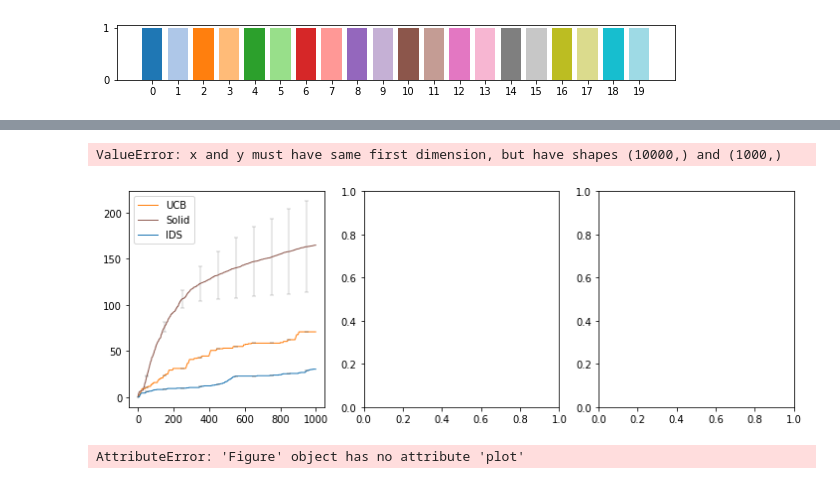
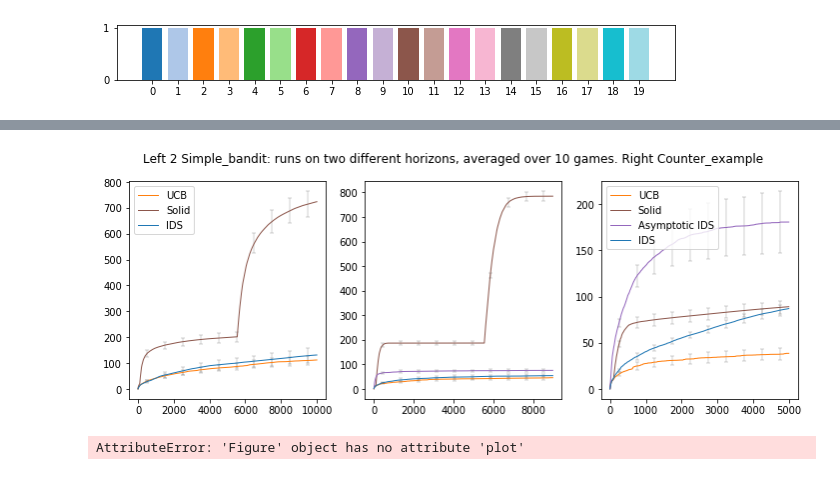
Before and after one commit to kirschnj/pm-ids, a Jupyter notebook: notebooks/Quick Plotting.ipynb, the cells around one changed output, grey strips where cells are left out. Drawn from its saved outputs; the diff is of its cells as text; code cells hidden in the pictures.

```diff
--- a/notebooks/Quick Plotting.ipynb
+++ b/notebooks/Quick Plotting.ipynb
@@ -226,7 +226,7 @@ TEXTWIDTH = 15.23782  # width from latex paper
 # labels and colors
 LABELS = {
     'ids-full' : 'IDS',
-    'ucb' : 'UCB',
+    'ucb' : 'LinUCB',
     'ucb-s2' : 'UCB-log(s2)',
     'ids-directed2' :'IDS-direct',
     'asymptotic_ids' : 'Asymptotic IDS',
@@ -299,0 +294,4 @@ Reading simple_bandit-1000/ids-full/aggr-regret-1.csv with 1 runs.
+# %%
+simple_bandit_10K = load_regret_data('simple_bandit-10000')
+simple_bandit_9K = load_regret_data('simple_bandit-9000')
+counter_example = load_regret_data('counter_example-5000')
@@ -304,20 +314,20 @@ dict_keys(['ucb', 'Solid', 'ids-full'])
 # %%
 fig, axis = plt.subplots(ncols=3, figsize=(12,4))
-plot_regret(simple_bandit, axis[0])
+plot_regret(simple_bandit_10K, axis[0])
 axis[0].legend()
 
-plot_regret(simple_bandit, axis[1], n=10000)
-axis[1].legend()
+plot_regret(simple_bandit_9K, axis[1])
+# plt.xscale('log')
 
-plot_regret(simple_bandit, axis[2])
+plot_regret(counter_example, axis[2])
 axis[2].legend()
-axis[2].set_xscale('log')
 
-fig.suptitle('Results from a bandit with 6 arms and large gap (0.9),\n showing same data on different horizon')
-fig.savefig(os.path.join(plotdir, 'simple_bandit_3.pdf'))
+
+
+fig.suptitle('Left 2 Simple_bandit: runs on two different horizons, averaged over 10 games. Right Counter_example')
+fig.savefig(os.path.join('', 'simple_bandit_and_counter_example.pdf'))
 # %% [output]
-ValueError: x and y must have same first dimension, but have shapes (10000,) and (1000,)
-[figure, old version]
+[figure, new version]
 # %%
 ax = plt.figure()
 plot_regret(simple_bandit, ax)
```
Also changed, not shown: parts of 3 cells of this notebook, 2 other files.
